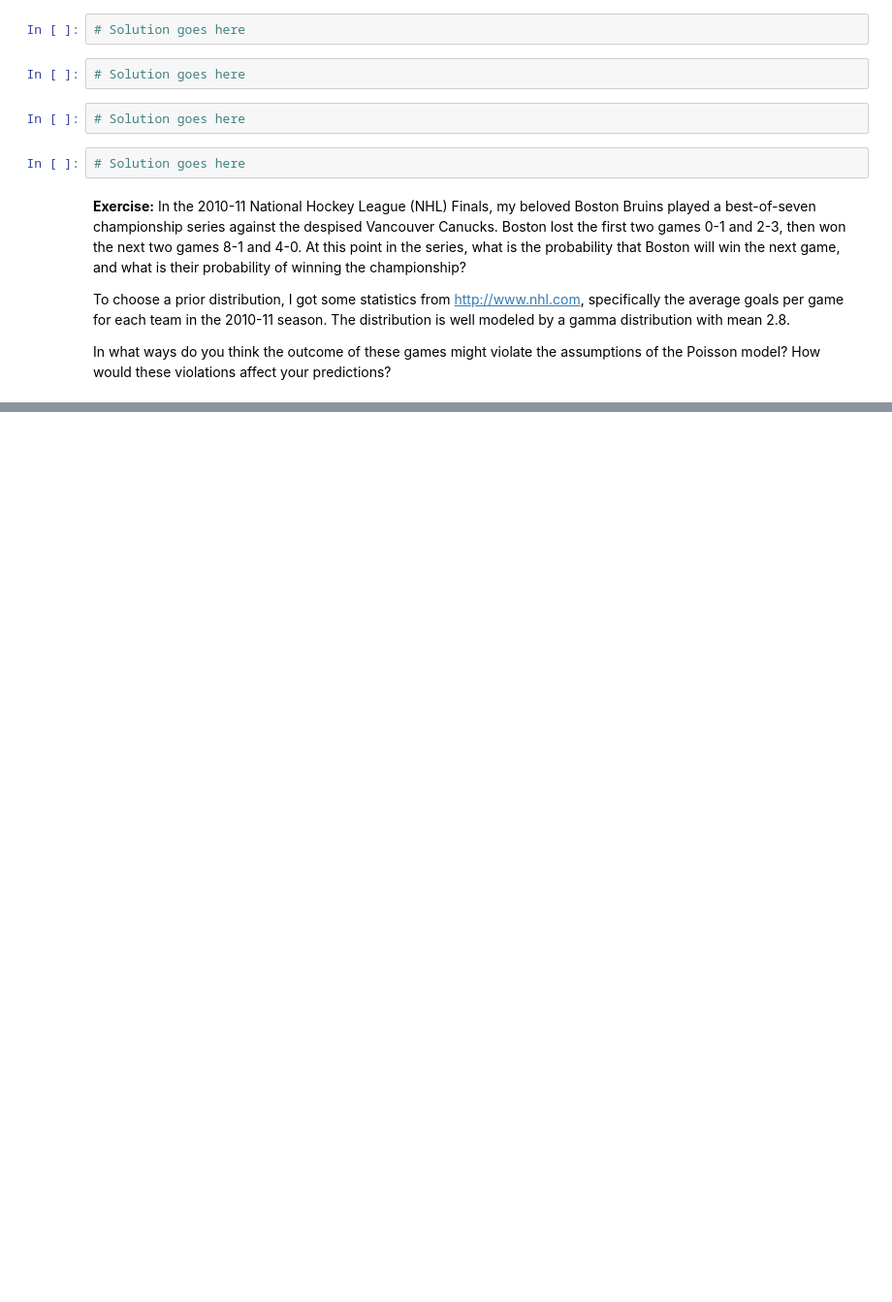
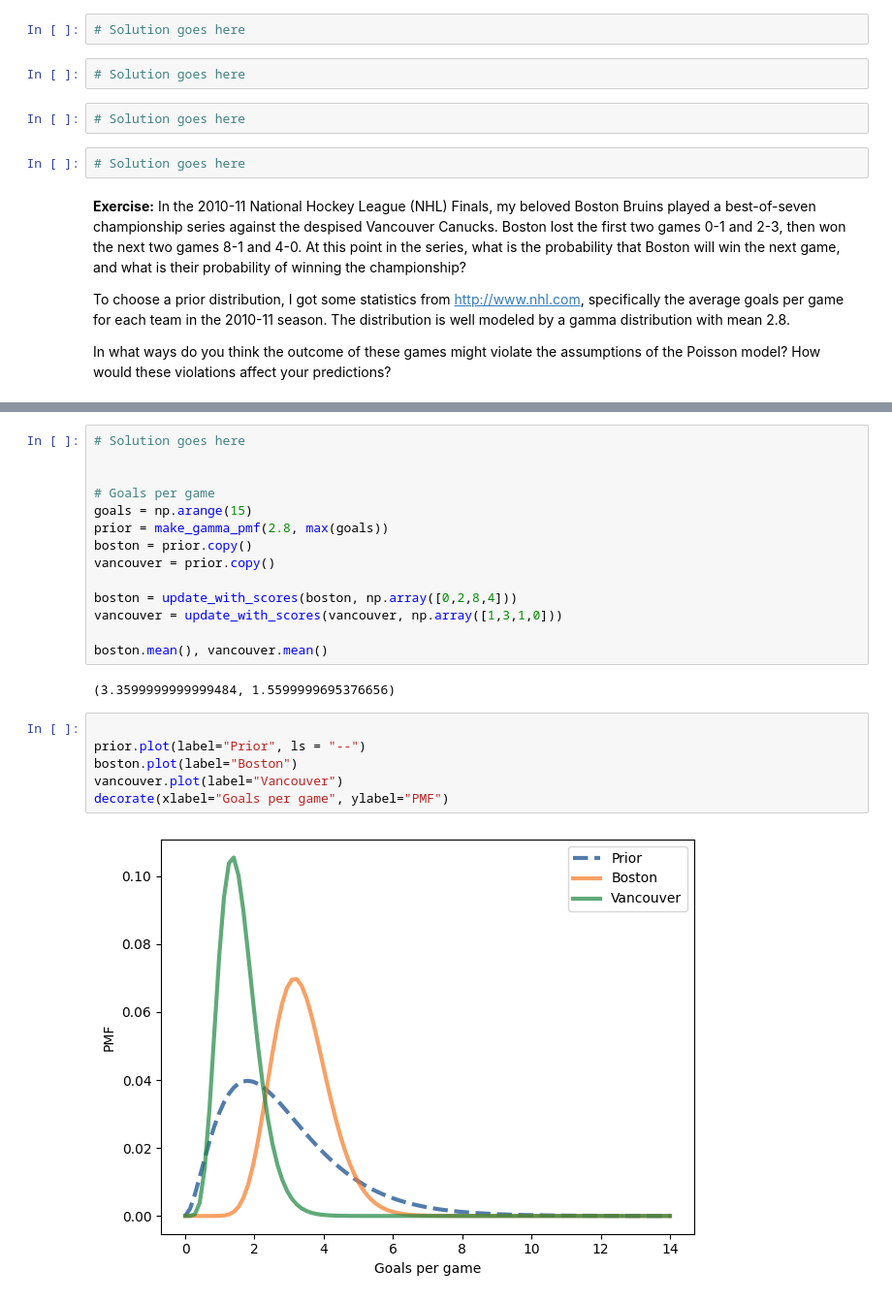
Before and after one commit to mat-ej/ThinkBayes2, a Jupyter notebook: notebooks/chap08.ipynb, the cells around one changed output, grey strips where cells are left out. Shown: that part at 97% size. Drawn from its saved outputs; the diff is of its cells as text; blank space fills up the shorter version.

```diff
--- a/notebooks/chap08.ipynb
+++ b/notebooks/chap08.ipynb
@@ -882,0 +926,24 @@ In what ways do you think the outcome of these games might violate the assumptio
+# %%
+# Solution goes here
+
+
+# Goals per game
+goals = np.arange(15)
+prior = make_gamma_pmf(2.8, max(goals))
+boston = prior.copy()
+vancouver = prior.copy()
+
+boston = update_with_scores(boston, np.array([0,2,8,4]))
+vancouver = update_with_scores(vancouver, np.array([1,3,1,0]))
+
+boston.mean(), vancouver.mean()
+# %% [output]
+(3.3599999999999484, 1.5599999695376656)
+# %%
+
+prior.plot(label="Prior", ls = "--")
+boston.plot(label="Boston")
+vancouver.plot(label="Vancouver")
+decorate(xlabel="Goals per game", ylabel="PMF")
+# %% [output]
+[figure, added]
```
Also changed, not shown: parts of 19 cells of this notebook.
